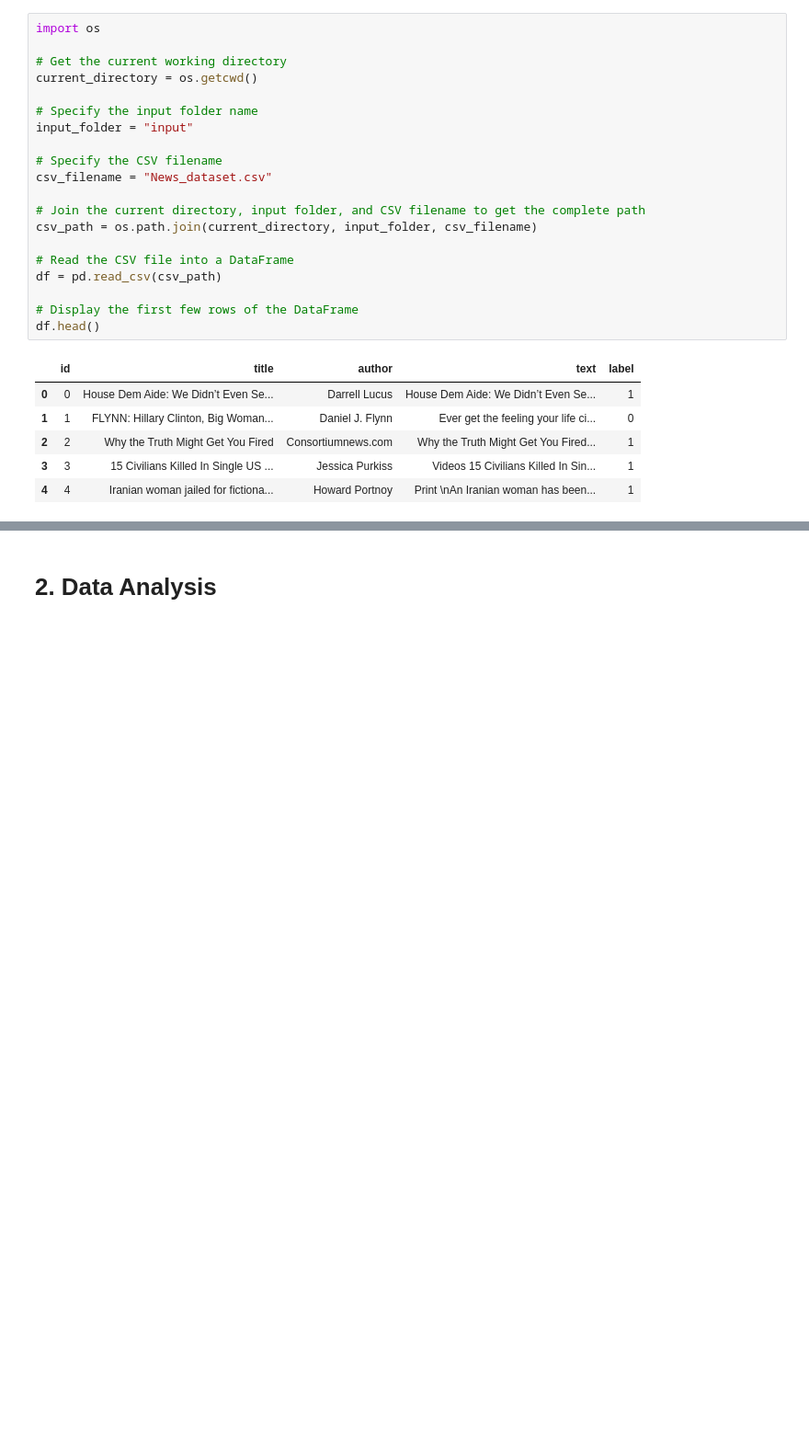
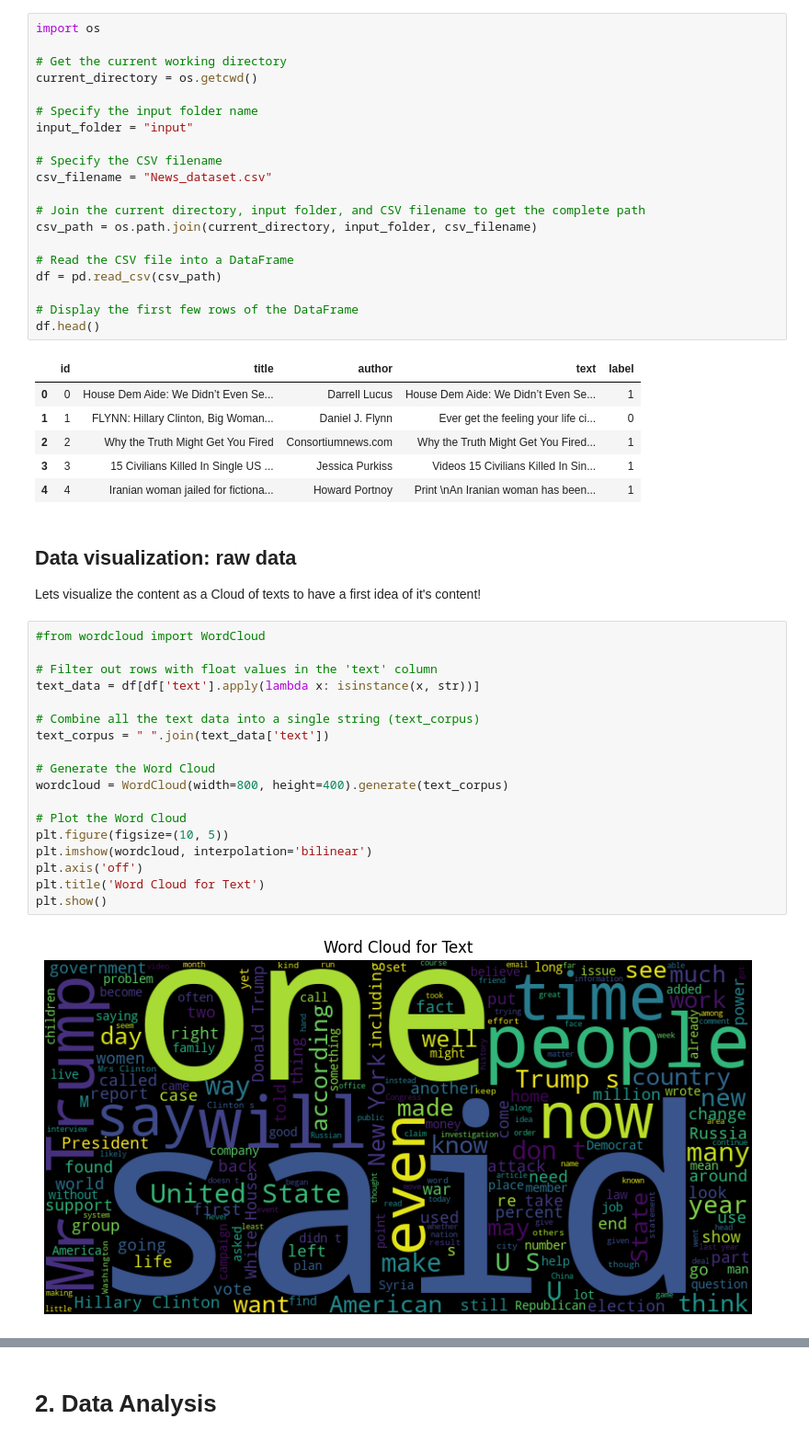
Before and after one commit to Kokit0/PortfolioProject-NLP_Fake_News_Classification, a Jupyter notebook: Fake News Classification.ipynb, the cells around one changed output, grey strips where cells are left out. Shown at 92% size. Cells and saved outputs as stored; diff of their text form; blank space fills up the shorter version.

```diff
--- a/Fake News Classification.ipynb
+++ b/Fake News Classification.ipynb
@@ -75,3 +87,26 @@ df.head()
 | 2 | 2 | Why the Truth Might Get You Fired | Consortiumnews.com | Why the Truth Might Get You Fired... | 1 |
 | 3 | 3 | 15 Civilians Killed In Single US ... | Jessica Purkiss | Videos 15 Civilians Killed In Sin... | 1 |
 | 4 | 4 | Iranian woman jailed for fictiona... | Howard Portnoy | Print \nAn Iranian woman has been... | 1 |
+# %% [markdown]
+## Data visualization: raw data
+ Lets visualize the content as a Cloud of texts to have a first idea of it's content!
+# %%
+#from wordcloud import WordCloud
+
+# Filter out rows with float values in the 'text' column
+text_data = df[df['text'].apply(lambda x: isinstance(x, str))]
+
+# Combine all the text data into a single string (text_corpus)
+text_corpus = " ".join(text_data['text'])
+
+# Generate the Word Cloud
+wordcloud = WordCloud(width=800, height=400).generate(text_corpus)
+
+# Plot the Word Cloud
+plt.figure(figsize=(10, 5))
+plt.imshow(wordcloud, interpolation='bilinear')
+plt.axis('off')
+plt.title('Word Cloud for Text')
+plt.show()
+# %% [output]
+[figure, added]
```
Also changed, not shown: parts of 26 cells of this notebook, 1 other file.
